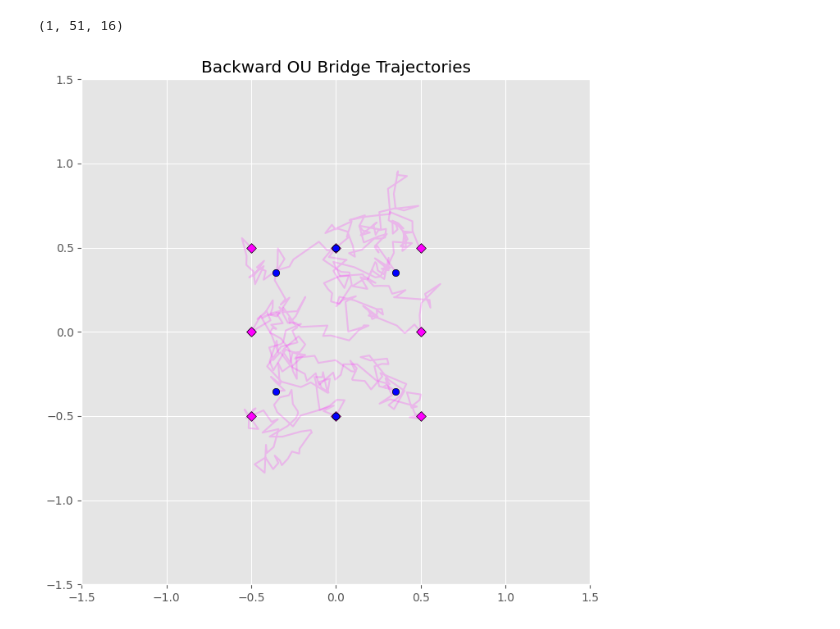
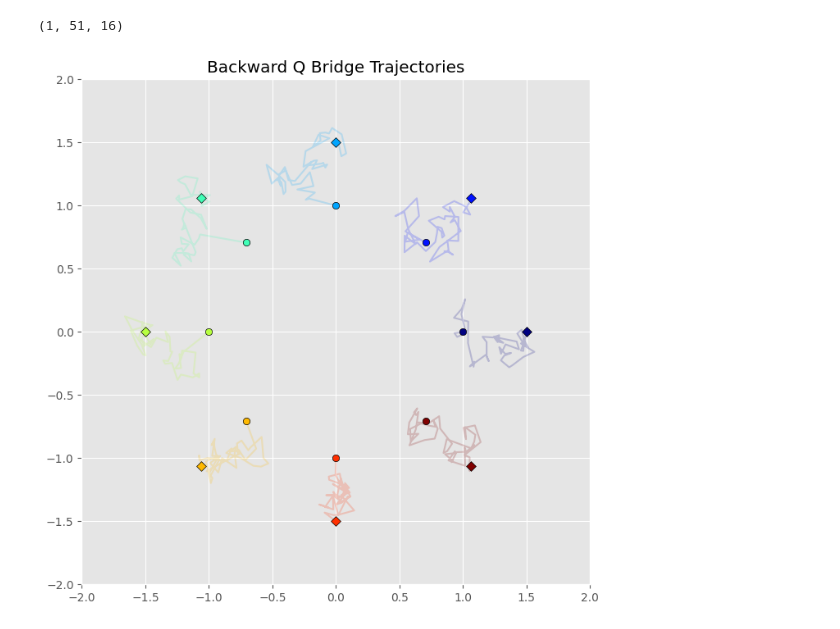
Before and after one commit to libbylbaker/infsdebridge, a Jupyter notebook: sdebridge/notebooks/Q_bridge.ipynb, the cells around one changed output. Drawn from its saved outputs; the diff is of its cells as text; code cells hidden in the pictures.

Commit message:
Try to make fixed Q bridge work for a bit higher dim (not entirely, need to use certain kernel), need to choose the normalization of loss function and optimize the code performance.

```diff
--- a/sdebridge/notebooks/Q_bridge.ipynb
+++ b/sdebridge/notebooks/Q_bridge.ipynb
@@ -16,9 +16,9 @@ from sdebridge.utils import *
 
 plt.style.use('ggplot')
 # %%
-def eval_Q(x: jnp.ndarray, t: float, alpha: float, sigma: float) -> jnp.ndarray:
+def eval_Q(val: jnp.ndarray, time: float, alpha: float, sigma: float) -> jnp.ndarray:
     make_square = lambda Q: Q.reshape((jnp.sqrt(Q.size).astype('int32'), jnp.sqrt(Q.size).astype('int32')))
     k_Q = lambda x: 0.5 * (alpha**2) * (sigma**2) * jnp.pi * jnp.exp(-0.5 * jnp.sum(jnp.square(x), axis=2) / (sigma**2))
     k_Q_q = lambda x1, x2: k_Q(x1.reshape(-1, 2)[:, jnp.newaxis, :] - x2.reshape(-1, 2)[jnp.newaxis, :, :])
     Q = lambda x: make_square(jnp.einsum('ij,kl->ikjl', k_Q_q(x, x), jnp.eye(2)))
-    return Q(x)
+    return Q(val)
@@ -75,12 +68,16 @@ plot_trajectories(forward_brownian_motion["trajectories"], title="Forward Q Traj
 # %%
-train_params = {"batch_size": 64, "num_epochs": 50, "num_batches_per_epoch": 50, "learning_rate": 1e-2}
-score_transition_net = ScoreNet(out_dim=model.d,
-                                time_embedding_dim=128,
-                                embedding_dim=128,
-                                act='leaky_relu',
-                                encoder_layer_dims=[128, 128],
-                                decoder_layer_dims=[128, 128],
-                                using_batchnorm=True)
-score_transition_state = model.learn_forward_transition_score(score_transition_net,
-                                                              initial_condition=circles,
-                                                              training_params=train_params)
+setup_params = {
+    "network": {"out_dim": model.d,
+                "time_embedding_dim": 128,
+                "embedding_dim": 128,
+                "act": 'gelu',
+                "encoder_layer_dims": [128, 128],
+                "decoder_layer_dims": [128, 128],
+                "using_batchnorm": False},
+    "training": {"batch_size": 32,
+                 "num_epochs": 50,
+                 "num_batches_per_epoch": 100,
+                 "learning_rate": 5e-3}
+}
+score_p_state = model.learn_p_score(initial_condition=circles1,
+                                    setup_params=setup_params)
@@ -105,10 +84,9 @@ Epoch 50 / 50: loss = 289.7404
 # %%
-backward_brownian_bridge = model.simulate_backward_bridge(score_transition_state=score_transition_state,
-                                                            initial_condition=jnp.tile(squares, reps=(1, 1)),
-                                                            terminal_condition=jnp.tile(circles, reps=(1, 1)),
-                                                            using_true_score=False)
+backward_brownian_bridge = model.simulate_backward_bridge(score_p_state=score_p_state,
+                                                          initial_condition=jnp.tile(circles1, reps=(1, 1)),
+                                                          terminal_condition=jnp.tile(circles2, reps=(1, 1)))
 print(backward_brownian_bridge["trajectories"].shape)
-plot_trajectories(backward_brownian_bridge["trajectories"], title="Backward OU Bridge Trajectories")
+plot_single_trajectory(backward_brownian_bridge["trajectories"][0], title="Backward Q Bridge Trajectories")
 # %% [output]
 (1, 51, 16)
-[figure, old version]
+[figure, new version]
```
Also changed, not shown: parts of 6 cells of this notebook, 3 other files.
